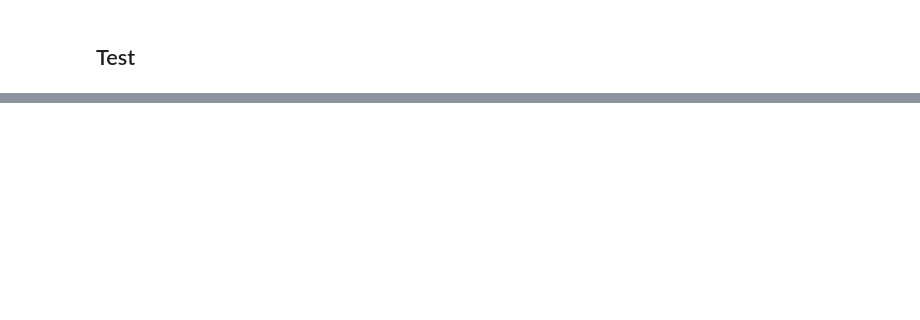
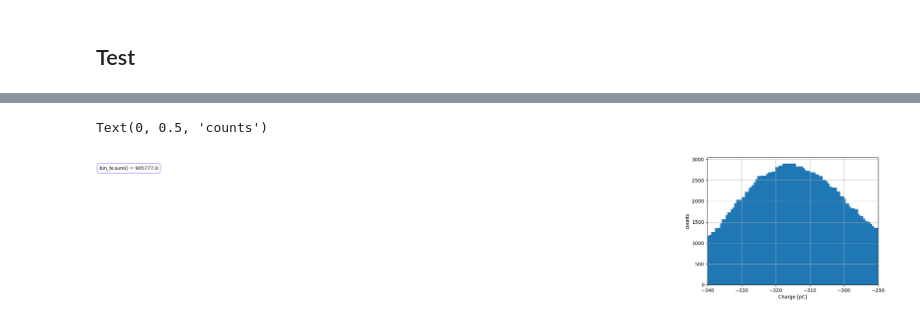
Before and after one commit to 0-DvD-0/Sfera, a Jupyter notebook: Jupyter/intercalibrrazione.ipynb, the cells around one changed output, grey strips where cells are left out. Drawn from its saved outputs; the diff is of its cells as text; code cells hidden in the pictures; blank space fills up the shorter version.

```diff
--- a/Jupyter/intercalibrrazione.ipynb
+++ b/Jupyter/intercalibrrazione.ipynb
@@ -129,0 +135,18 @@ plt.legend()
+# %%
+def load_histo(dat_PATH):
+    data = np.loadtxt(dat_PATH, skiprows=0, comments='==')
+    noises_edges = np.zeros((int(data.shape[0]/2), data.shape[1]))       #np.array([[]] * int(data.shape[0]/2))
+    noises_values = np.zeros((int(data.shape[0]/2), data.shape[1]))       #np.array([[]] * int(data.shape[0]/2))
+
+    for i in range(int(data.shape[0]/2)):
+        noises_edges[i] = (data[2 * i])
+        noises_values[i] = (data[2 * i + 1])
+
+    return noises_edges, noises_values
+
+
+def rebin(data, factor):
+    if len(data) % factor != 0:
+        raise ValueError("Length of data must be divisible by factor.")
+    rebinned_data = np.sum(data.reshape(-1, factor), axis=1)
+    return rebinned_data
@@ -129,0 +181,30 @@ plt.legend()
+# %%
+lim_list = [[-335, -280],  #ch0
+                [-1, -1],  #ch1
+                [-360, -300],  #ch2
+                [-350, -280],  #ch3
+                [-320, -263],  #ch4
+                [-320, -270],  #ch5
+                [-310, -250],  #ch6
+                [-365, -310],  #ch7
+                [-335, -280],  #ch8
+                [340, 470],  #ch9
+                [-409, -340],  #ch10
+                [-318, -255],  #ch11
+                [-1, -1],  #ch12
+                [-1, -1],  #ch13
+                [-350, -280],  #ch14
+                [-340, -290]   #ch15
+                ]
+
+lim_N = lim_list[channel]
+plt.text(centers_N.min() * 0.85, bin_N.max() * 95 / 100, f'{bin_N.sum() = }', fontsize=10, color='black', ha='center',
+         bbox=dict(facecolor='white', alpha=0.5, edgecolor='blue', boxstyle='round,pad=0.5'))
+plt.bar(centers_N, bin_N, width = 4)
+plt.xlim(lim_N)
+plt.grid()
+plt.xlabel("Charge [pC]")
+plt.ylabel("counts")
+# %% [output]
+Text(0, 0.5, 'counts')
+[figure, added]
```
Also changed, not shown: parts of 15 cells of this notebook.
